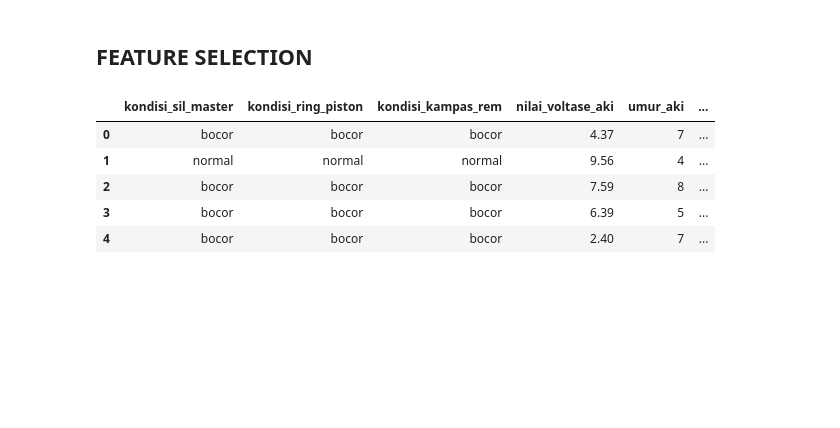
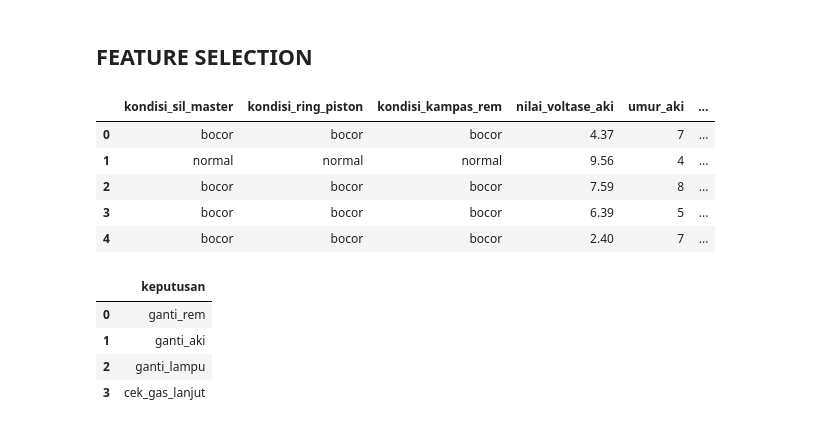
Before and after one commit to toufanialfarisi/bengsis, a Jupyter notebook: data_processing.ipynb, the cells around one changed output. Cells and saved outputs as stored; diff of their text form; code cells hidden in the pictures; blank space fills up the shorter version.

```diff
--- a/data_processing.ipynb
+++ b/data_processing.ipynb
@@ -242,3 +251,13 @@ data_selected.head(5)
 | 2 | bocor | bocor | bocor | 7.59 | 8 | ... |
 | 3 | bocor | bocor | bocor | 6.39 | 5 | ... |
 | 4 | bocor | bocor | bocor | 2.40 | 7 | ... |
+# %%
+target = ['ganti_rem', 'ganti_aki', 'ganti_lampu', 'cek_gas_lanjut']
+data_keputusan = pd.DataFrame({'keputusan':target})
+data_keputusan
+# %% [output]
+|  | keputusan |
+| 0 | ganti_rem |
+| 1 | ganti_aki |
+| 2 | ganti_lampu |
+| 3 | cek_gas_lanjut |
```
Also changed, not shown: parts of 6 cells of this notebook.
